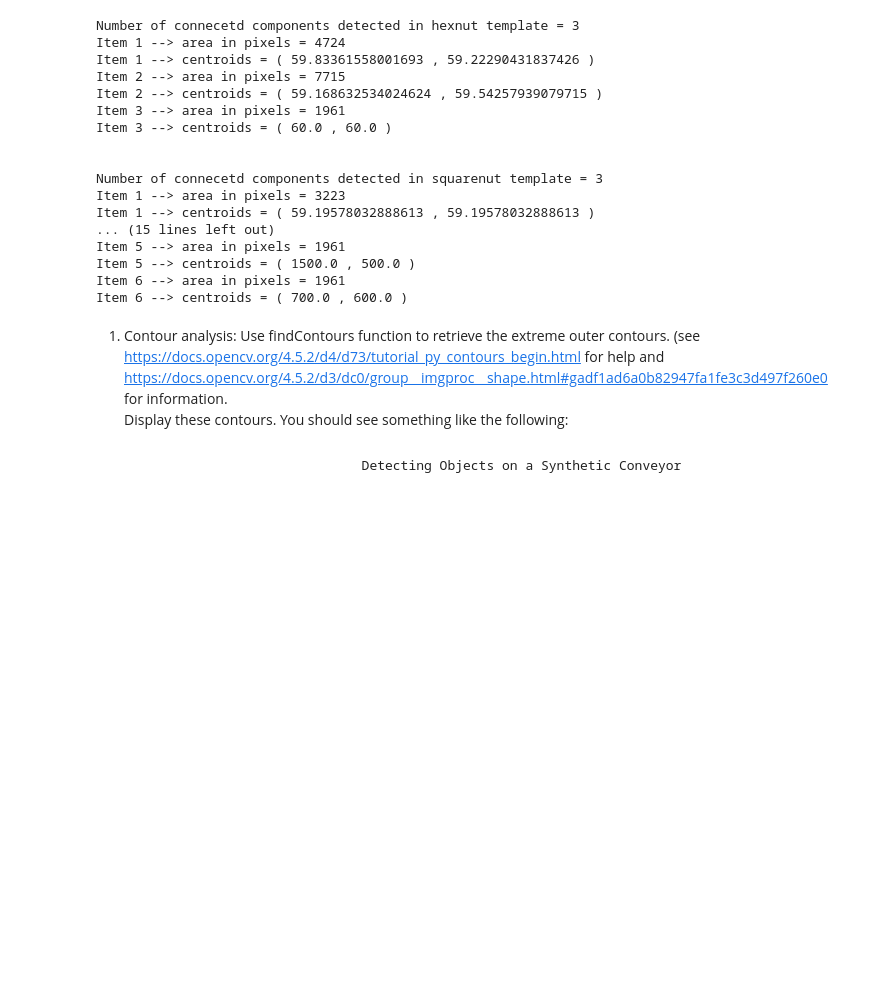
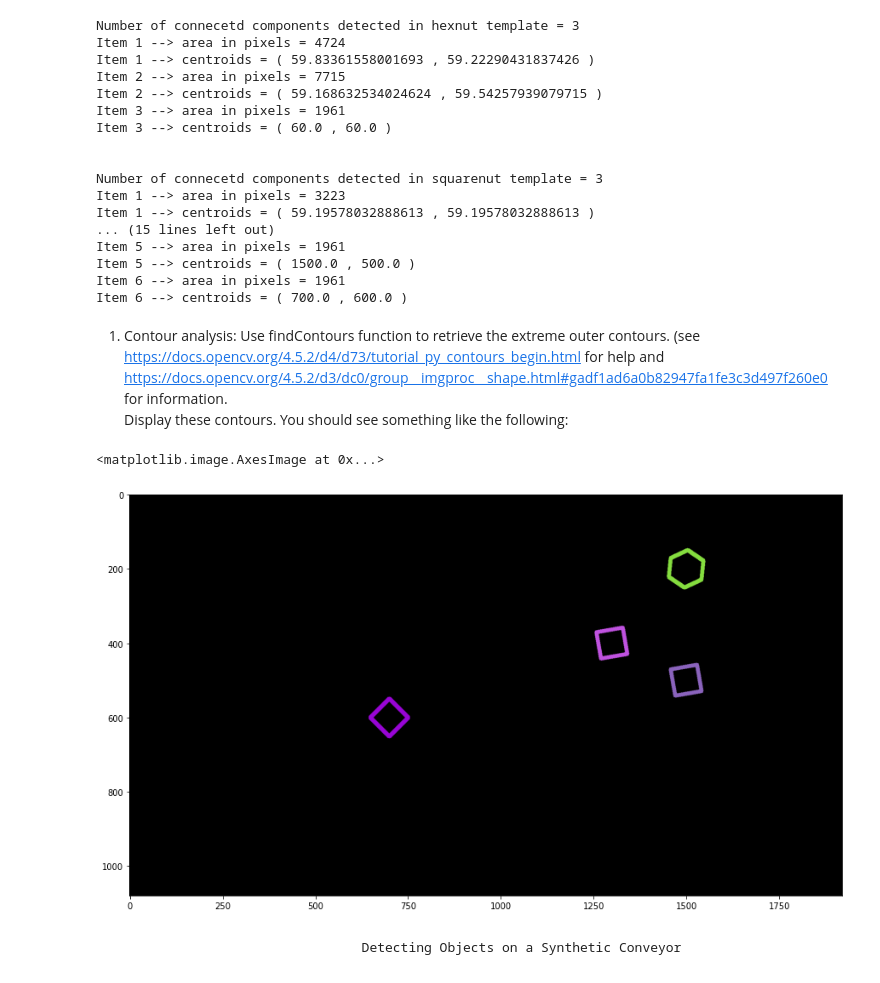
Before and after one commit to Poogitha/Codings, a Jupyter notebook: 190280N_a03.ipynb, the cells around one changed output. Drawn from its saved outputs; the diff is of its cells as text; code cells hidden in the pictures; blank space fills up the shorter version.

```diff
--- a/190280N_a03.ipynb
+++ b/190280N_a03.ipynb
@@ -127,6 +127,20 @@ Item 6 --> centroids = ( 700.0 , 600.0 )
 # %% [markdown]
 1. Contour analysis: Use findContours function to retrieve the extreme outer contours. (see https://docs.opencv.org/4.5.2/d4/d73/tutorial_py_contours_begin.html for help and https://docs.opencv.org/4.5.2/d3/dc0/group__imgproc__shape.html#gadf1ad6a0b82947fa1fe3c3d497f260e0 for information.
 Display these contours. You should see something like the following:
+# %%
+import random
+random.seed(12345)
+contours, hierarchy = cv.findContours(bw_conveyor, cv.RETR_CCOMP, cv.CHAIN_APPROX_NONE)
+
+drawing = np.zeros((bw_conveyor.shape[0], bw_conveyor.shape[1], 3), dtype=np.uint8)
+for i in range(len(contours)//2+1,len(contours)):
+    color = (random.randint(0,256), random.randint(0,256), random.randint(0,256))
+    cv.drawContours(drawing, contours, i, color, 10, cv.LINE_8, hierarchy, 0)
+plt.figure(figsize=(15,15))
+plt.imshow(cv.cvtColor(drawing, cv.COLOR_BGR2RGB))
+# %% [output]
+<matplotlib.image.AxesImage at 0x...>
+[figure, added]
 # %% [markdown]
                                     Detecting Objects on a Synthetic Conveyor
 # %% [markdown]
```
Also changed, not shown: parts of 9 cells of this notebook, 11 other files.
